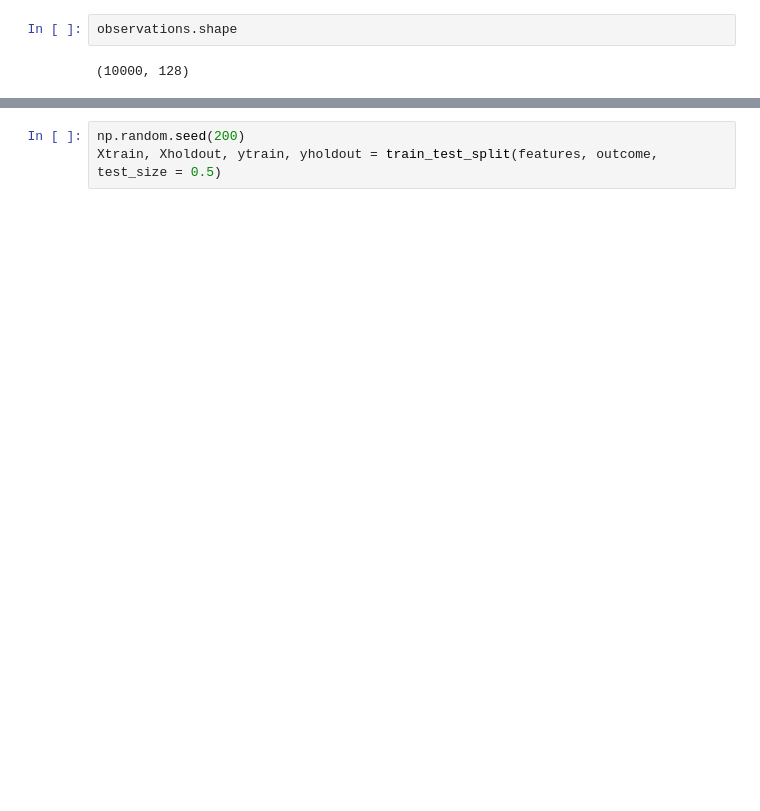
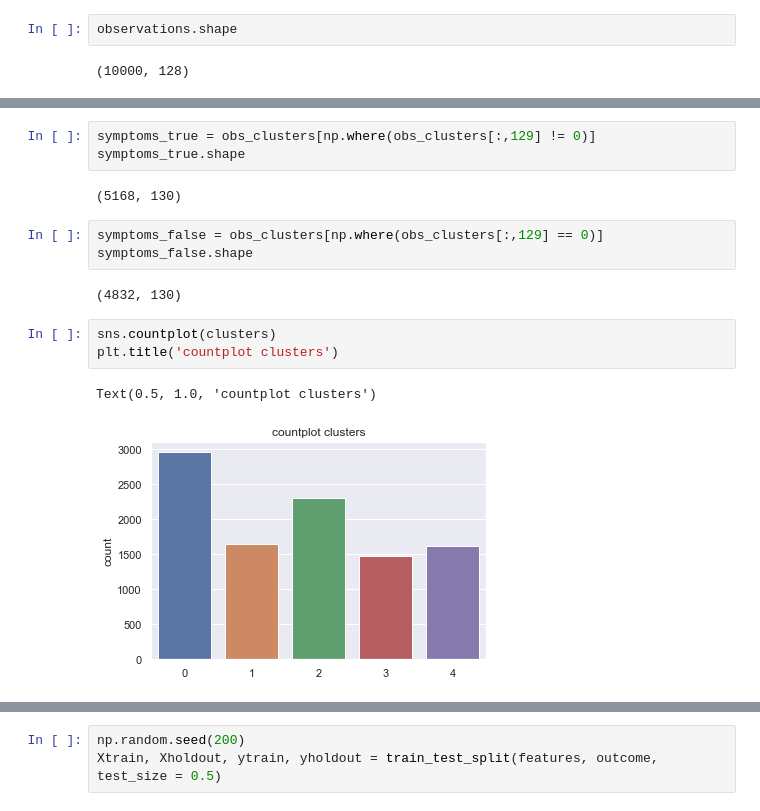
Before and after one commit to bjornite/IN-STK9000, a Jupyter notebook: Project_2/Project2.ipynb, the cells around one changed output, grey strips where cells are left out. Saved outputs shown, nothing was run; the diff lists cells and outputs as text; blank space fills up the shorter version.

```diff
--- a/Project_2/Project2.ipynb
+++ b/Project_2/Project2.ipynb
@@ -40,0 +108,16 @@ labels.shape
+# %%
+symptoms_true = obs_clusters[np.where(obs_clusters[:,129] != 0)]
+symptoms_true.shape
+# %% [output]
+(5168, 130)
+# %%
+symptoms_false = obs_clusters[np.where(obs_clusters[:,129] == 0)]
+symptoms_false.shape
+# %% [output]
+(4832, 130)
+# %%
+sns.countplot(clusters)
+plt.title('countplot clusters')
+# %% [output]
+Text(0.5, 1.0, 'countplot clusters')
+[figure, added]
```
Also changed, not shown: parts of 20 cells of this notebook, 2 other files.
